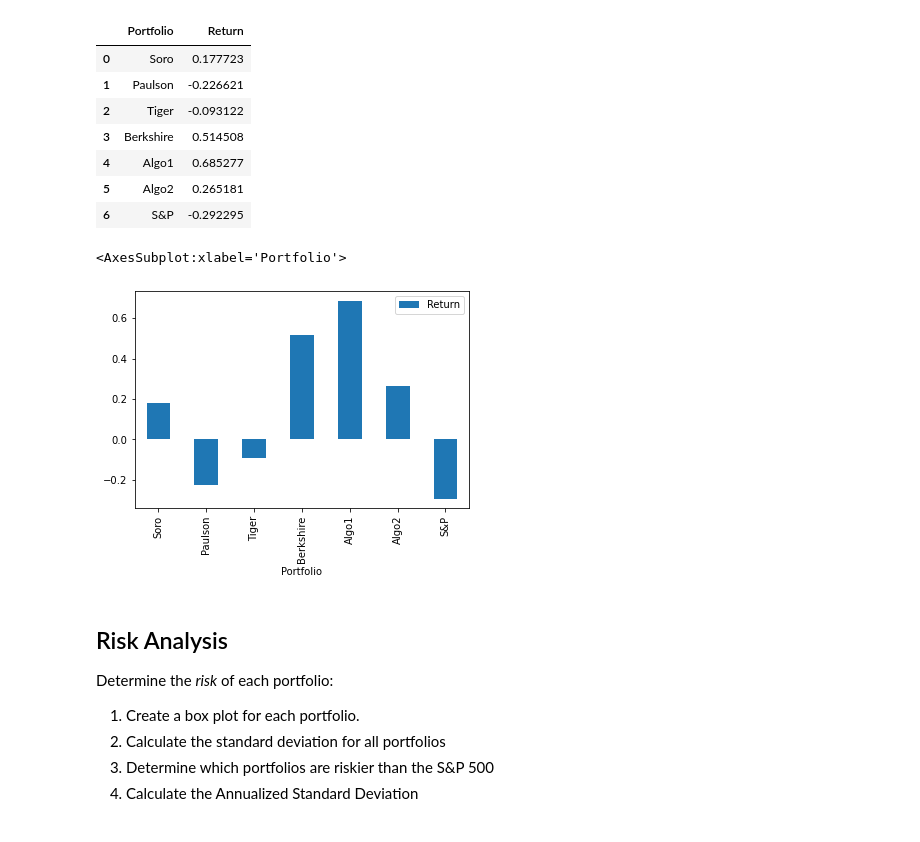
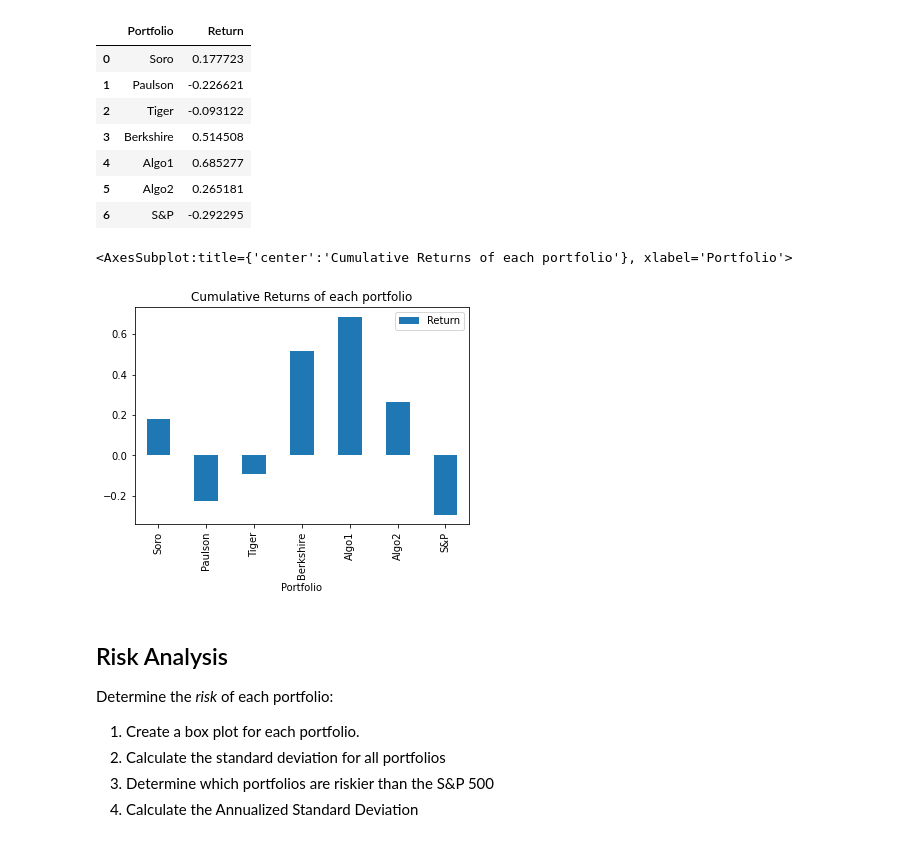
Before and after one commit to jbrown2155/Week_4_Pandas, a Jupyter notebook: New_Whale.ipynb, the cells around one changed output. Drawn from its saved outputs; the diff is of its cells as text; code cells hidden in the pictures.

```diff
--- a/New_Whale.ipynb
+++ b/New_Whale.ipynb
@@ -323,3 +324,6 @@ sp500_history.set_index('Date')
 1648 rows × 2 columns
 # %% [markdown]
 # Join Whale Returns, Algorithmic Returns, and the S&P 500 Returns into a single DataFrame with columns for each portfolio's returns.
+# %%
+concat_df2 = pd.merge(whale_returns, algo_returns, how='inner', on='Date')
+concat_df2
@@ -502,10 +520,10 @@ pcr_df
 | 5 | Algo2 | 0.265181 |
 | 6 | S&P | -0.292295 |
 # %%
-pcr_df.plot(x='Portfolio', kind='bar')
+pcr_df.plot(x='Portfolio', kind='bar', title="Cumulative Returns of each portfolio")
 # %% [output]
-<AxesSubplot:xlabel='Portfolio'>
+<AxesSubplot:title={'center':'Cumulative Returns of each portfolio'}, xlabel='Portfolio'>
-[figure, old version]
+[figure, new version]
 # %% [markdown]
 ## Risk Analysis
 
```
Also changed, not shown: parts of 84 cells of this notebook.
